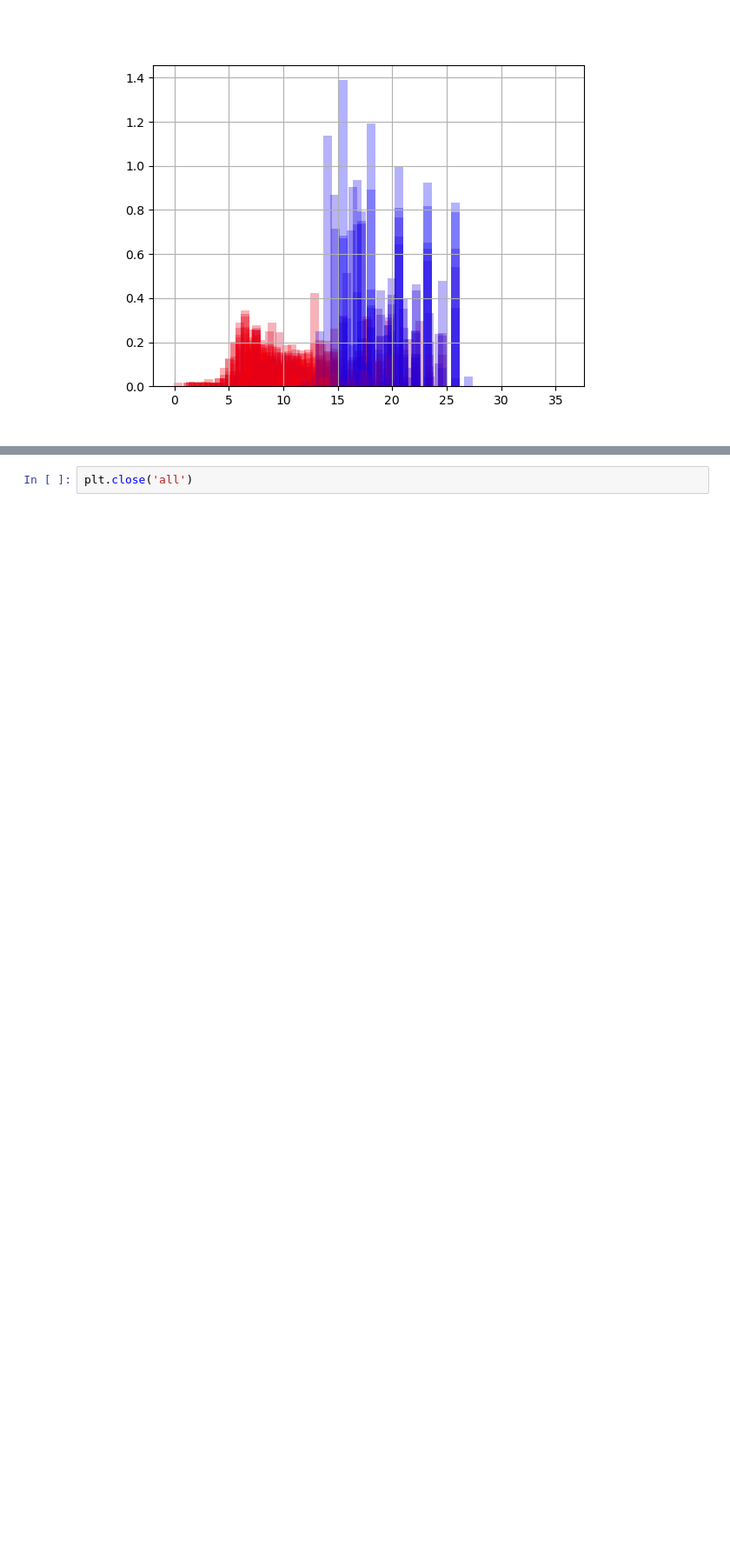
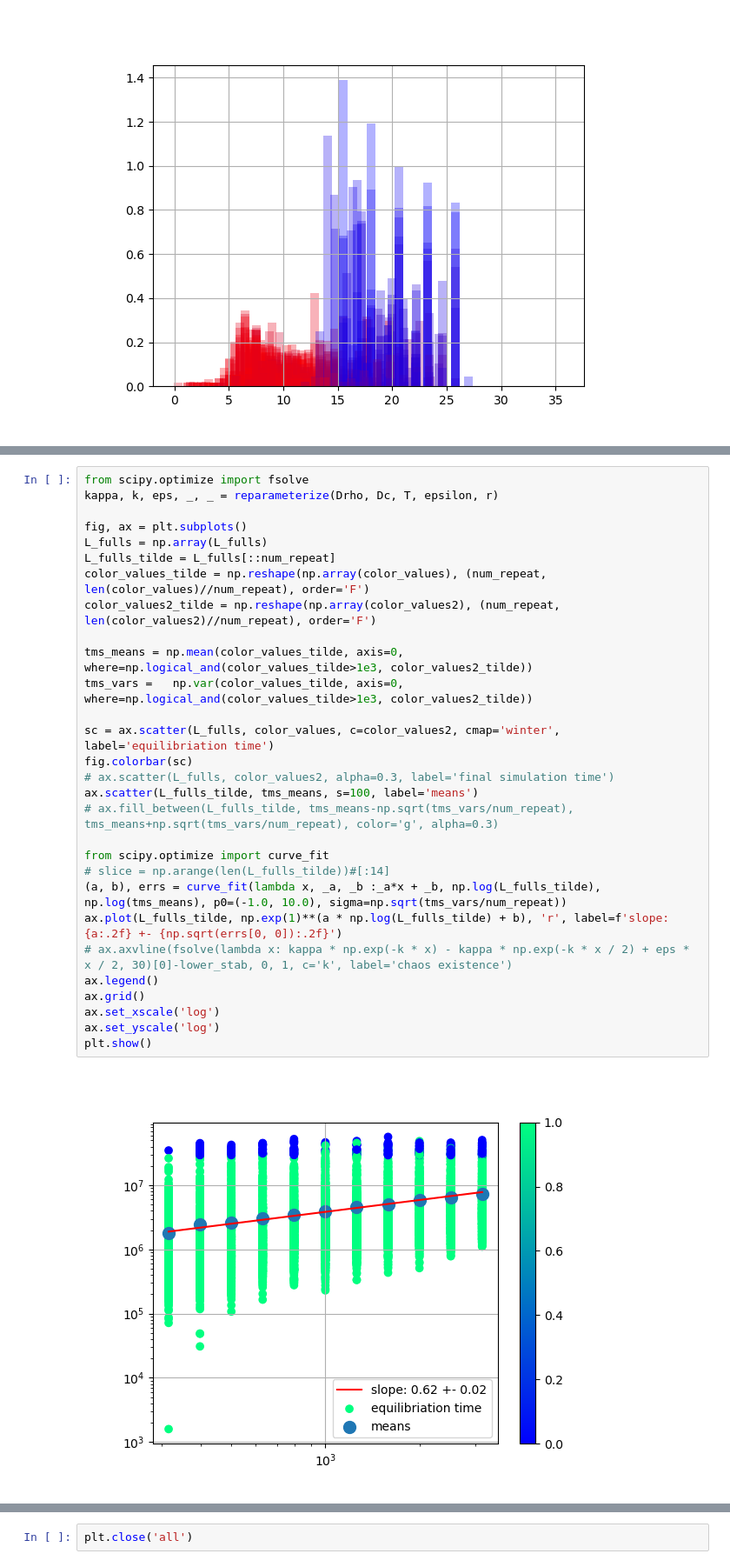
Before and after one commit to dknatan/KS_data_analysis, a Jupyter notebook: peaks_analysis/interacting_stoch_particles.ipynb, the cells around one changed output, grey strips where cells are left out. Shown at 87% size. Cells and saved outputs as stored; diff of their text form; blank space fills up the shorter version.

```diff
--- a/peaks_analysis/interacting_stoch_particles.ipynb
+++ b/peaks_analysis/interacting_stoch_particles.ipynb
@@ -793,0 +519,31 @@ plt.show()
+# %%
+from scipy.optimize import fsolve
+kappa, k, eps, _, _ = reparameterize(Drho, Dc, T, epsilon, r)
+
+fig, ax = plt.subplots()
+L_fulls = np.array(L_fulls)
+L_fulls_tilde = L_fulls[::num_repeat]
+color_values_tilde = np.reshape(np.array(color_values), (num_repeat, len(color_values)//num_repeat), order='F')
+color_values2_tilde = np.reshape(np.array(color_values2), (num_repeat, len(color_values2)//num_repeat), order='F')
+
+tms_means = np.mean(color_values_tilde, axis=0, where=np.logical_and(color_values_tilde>1e3, color_values2_tilde))
+tms_vars =   np.var(color_values_tilde, axis=0, where=np.logical_and(color_values_tilde>1e3, color_values2_tilde))
+
+sc = ax.scatter(L_fulls, color_values, c=color_values2, cmap='winter', label='equilibriation time')
+fig.colorbar(sc)
+# ax.scatter(L_fulls, color_values2, alpha=0.3, label='final simulation time')
+ax.scatter(L_fulls_tilde, tms_means, s=100, label='means')
+# ax.fill_between(L_fulls_tilde, tms_means-np.sqrt(tms_vars/num_repeat), tms_means+np.sqrt(tms_vars/num_repeat), color='g', alpha=0.3)
+
+from scipy.optimize import curve_fit
+# slice = np.arange(len(L_fulls_tilde))#[:14]
+(a, b), errs = curve_fit(lambda x, _a, _b :_a*x + _b, np.log(L_fulls_tilde), np.log(tms_means), p0=(-1.0, 10.0), sigma=np.sqrt(tms_vars/num_repeat))
+ax.plot(L_fulls_tilde, np.exp(1)**(a * np.log(L_fulls_tilde) + b), 'r', label=f'slope: {a:.2f} +- {np.sqrt(errs[0, 0]):.2f}')
+# ax.axvline(fsolve(lambda x: kappa * np.exp(-k * x) - kappa * np.exp(-k * x / 2) + eps * x / 2, 30)[0]-lower_stab, 0, 1, c='k', label='chaos existence')
+ax.legend()
+ax.grid()
+ax.set_xscale('log')
+ax.set_yscale('log')
+plt.show()
+# %% [output]
+[figure, added]
```
Also changed, not shown: parts of 56 cells of this notebook.
